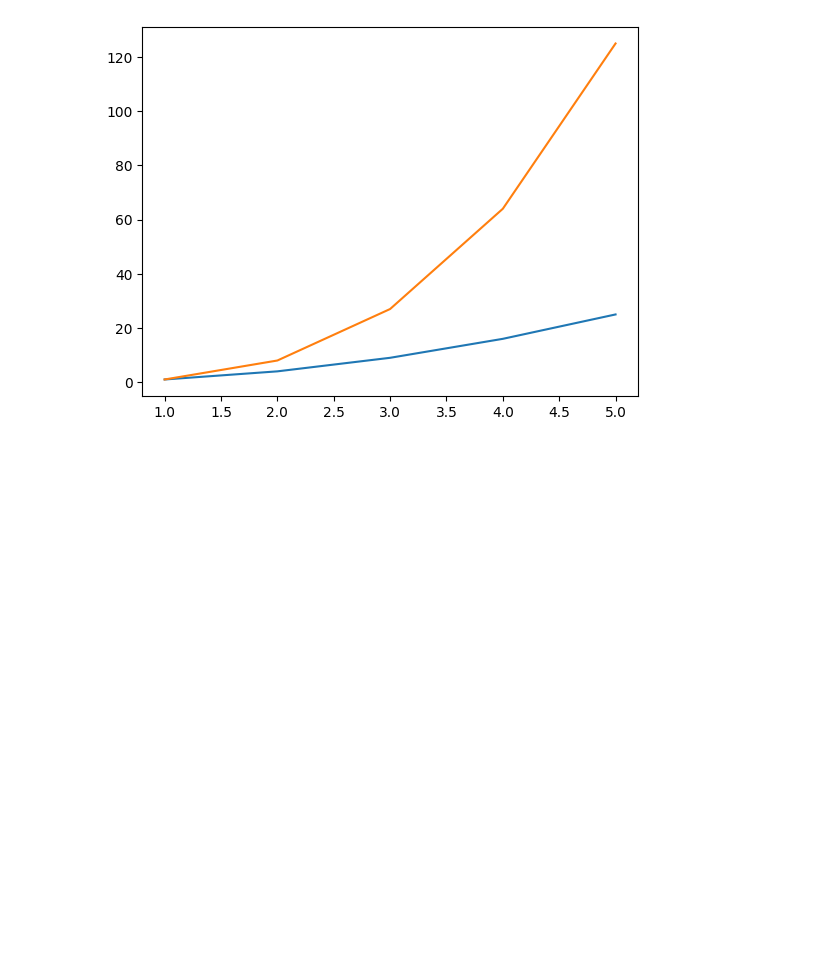
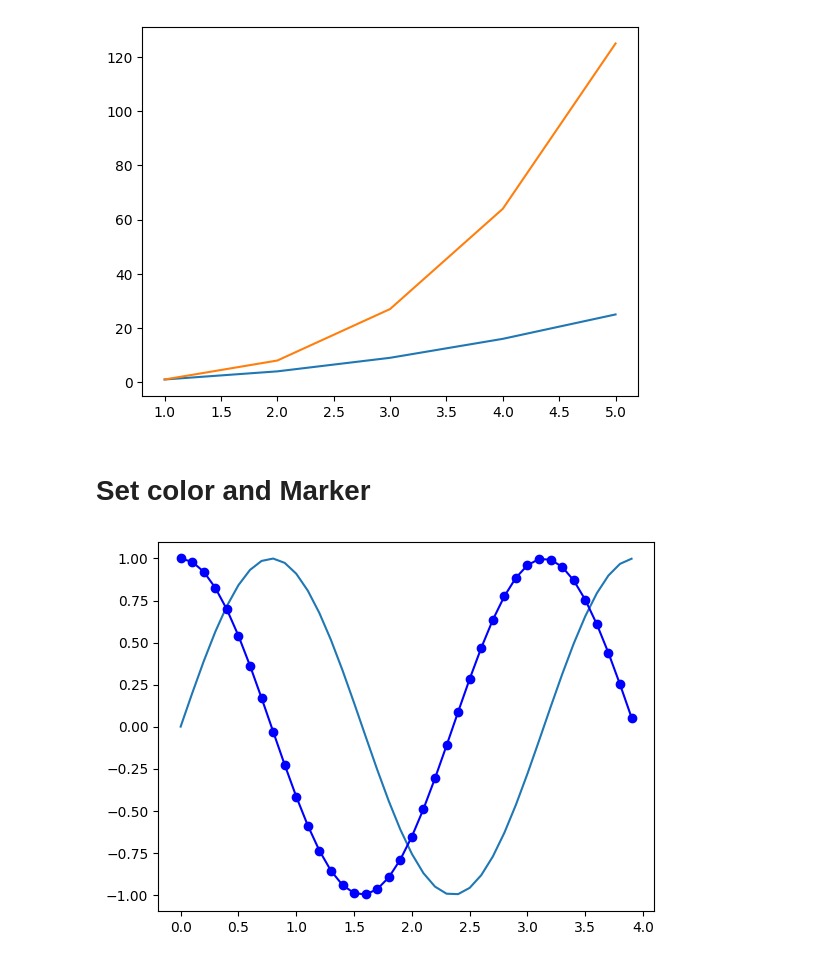
Before and after one commit to yamaniyuda/Scientific-Computation, a Jupyter notebook: matplotlib.ipynb, the cells around one changed output. Drawn from its saved outputs; the diff is of its cells as text; code cells hidden in the pictures; blank space fills up the shorter version.

```diff
--- a/matplotlib.ipynb
+++ b/matplotlib.ipynb
@@ -25,3 +25,32 @@ plt.plot(x,y2)
 plt.show()
 # %% [output]
 [figure]
+# %% [markdown]
+# Set color and Marker
+# %%
+import numpy as np
+import matplotlib.pyplot as plt
+
+'''
+  1.  Create data
+  2.  Create plot
+  3.  Show plot
+'''
+
+# 1.  Create data (sin(2wt + theta))
+def sinusGenerator(amplitudo, frekuensi, tLast, theta):
+  t = np.arange(0, tLast, 0.1)
+  y = amplitudo * np.sin(2 * frekuensi * t + np.deg2rad(theta))
+  return t, y
+
+# 2.  Create plot
+t1, y1 = sinusGenerator(1, 1, 4, 0)
+plt.plot(t1, y1)
+
+t2, y2 = sinusGenerator(1, 1, 4, 90)
+plt.plot(t2, y2, 'b-o')
+
+# 3.  Show plot
+plt.show()
+# %% [output]
+[figure, added]
```
